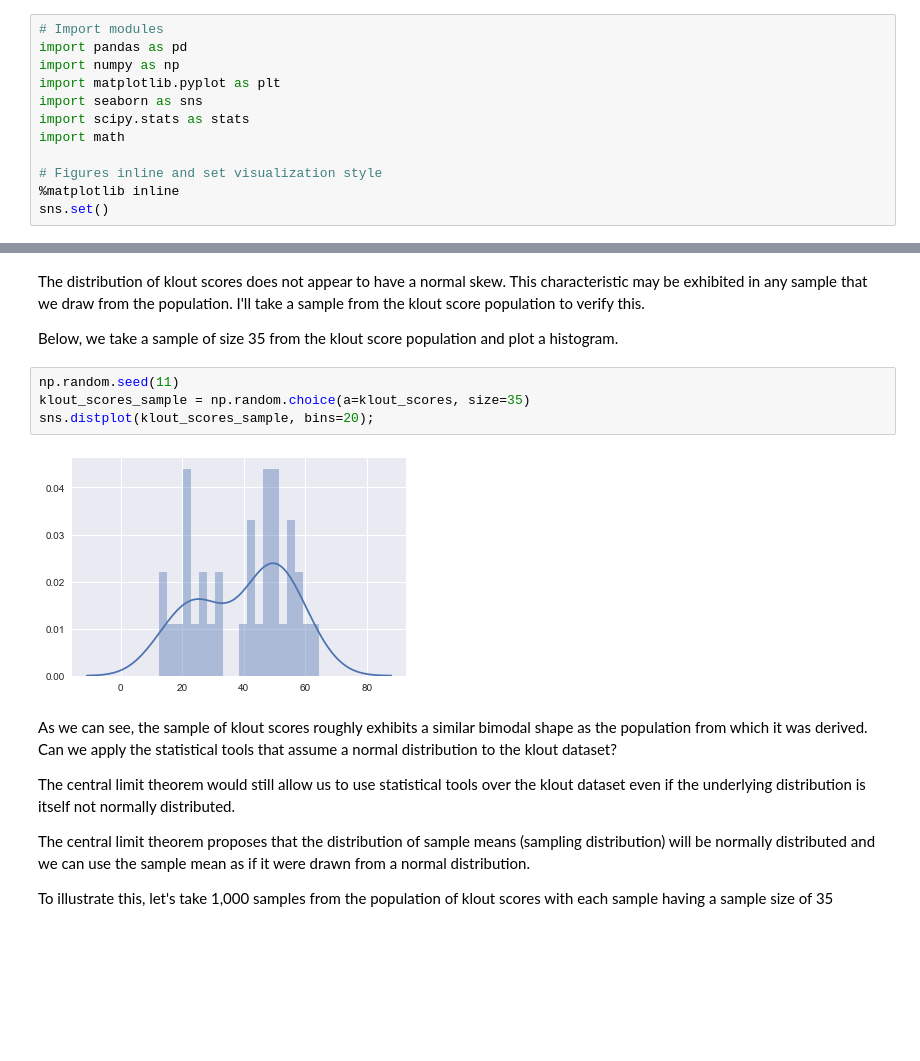
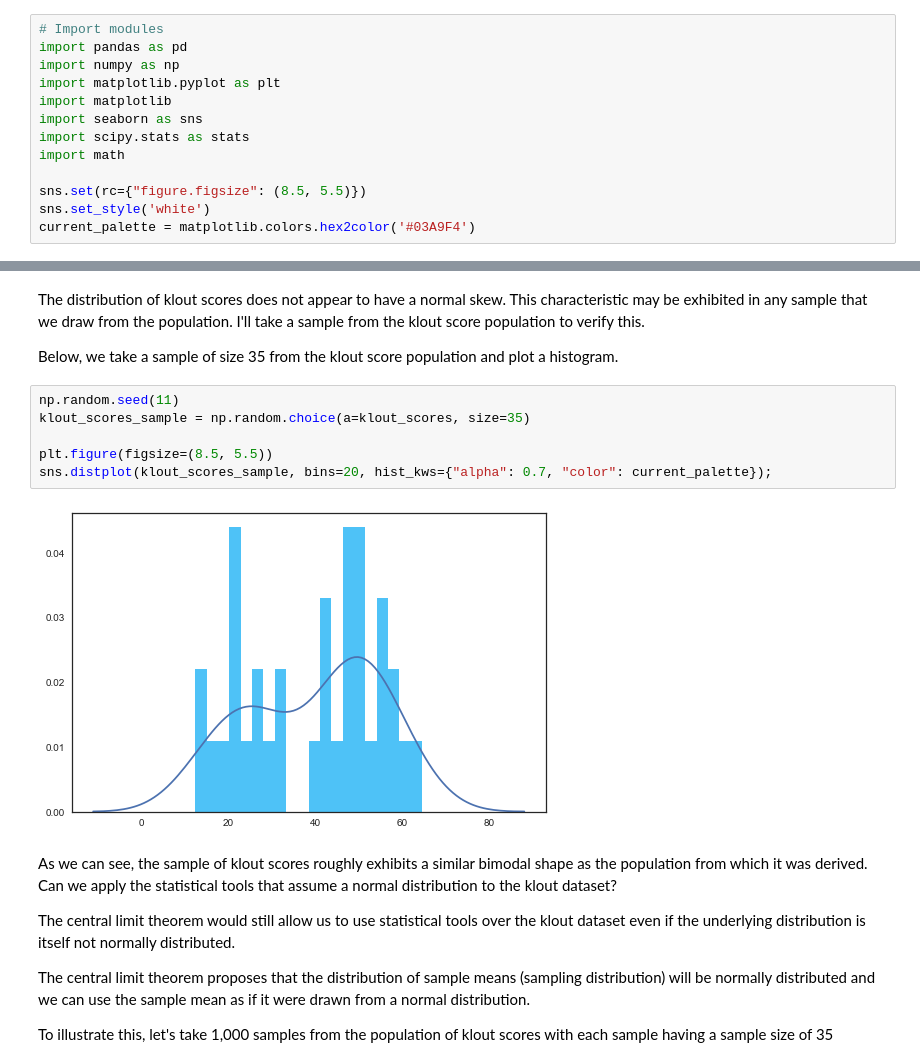
Before and after one commit to mugofjoe/inferential-statistics, a Jupyter notebook: 01 Introduction and Review.ipynb, the cells around one changed output, grey strips where cells are left out. Cells and saved outputs as stored; diff of their text form; blank space fills up the shorter version.

```diff
--- a/01 Introduction and Review.ipynb
+++ b/01 Introduction and Review.ipynb
@@ -7,13 +17,14 @@ According to Ding Zhou, Chief Scientist at Klout, a klout score is a number that
 import pandas as pd
 import numpy as np
 import matplotlib.pyplot as plt
+import matplotlib
 import seaborn as sns
 import scipy.stats as stats
 import math
 
-# Figures inline and set visualization style
-%matplotlib inline
-sns.set()
+sns.set(rc={"figure.figsize": (8.5, 5.5)})
+sns.set_style('white')
+current_palette = matplotlib.colors.hex2color('#03A9F4')
 # %% [markdown]
 I have a dataset of klout scores in a CSV file. The file has no header, so I specify my own column name called `Score` upon importing.
 # %%
@@ -98,9 +109,11 @@ Below, we take a sample of size 35 from the klout score population and plot a hi
 # %%
 np.random.seed(11)
 klout_scores_sample = np.random.choice(a=klout_scores, size=35)
-sns.distplot(klout_scores_sample, bins=20);
+
+plt.figure(figsize=(8.5, 5.5))
+sns.distplot(klout_scores_sample, bins=20, hist_kws={"alpha": 0.7, "color": current_palette});
 # %% [output]
-[figure, old version]
+[figure, new version]
 # %% [markdown]
 As we can see, the sample of klout scores roughly exhibits a similar bimodal shape as the population from which it was derived. Can we apply the statistical tools that assume a normal distribution to the klout dataset?
 
```
Also changed, not shown: parts of 6 cells of this notebook.
